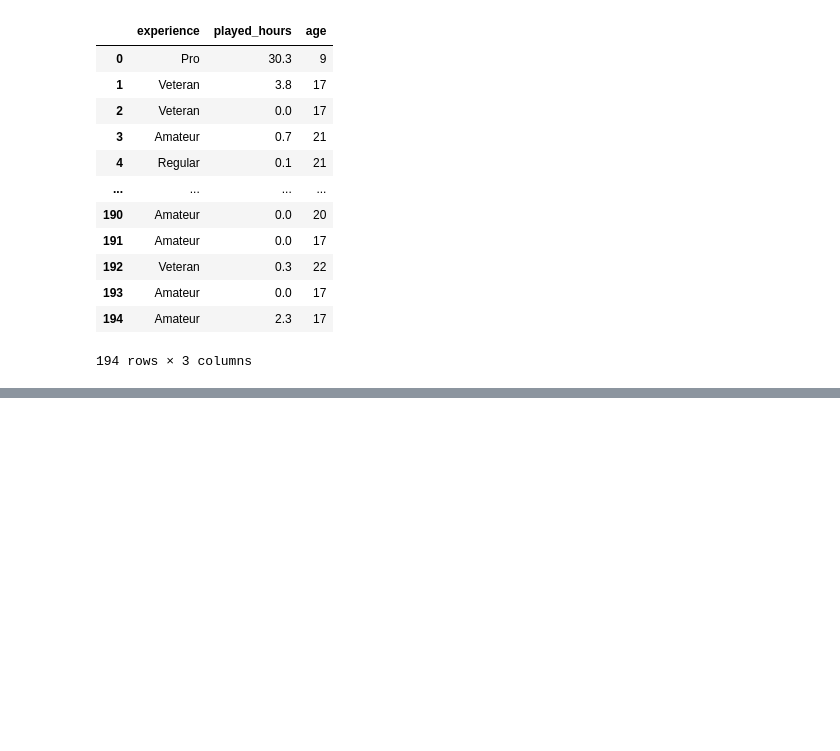
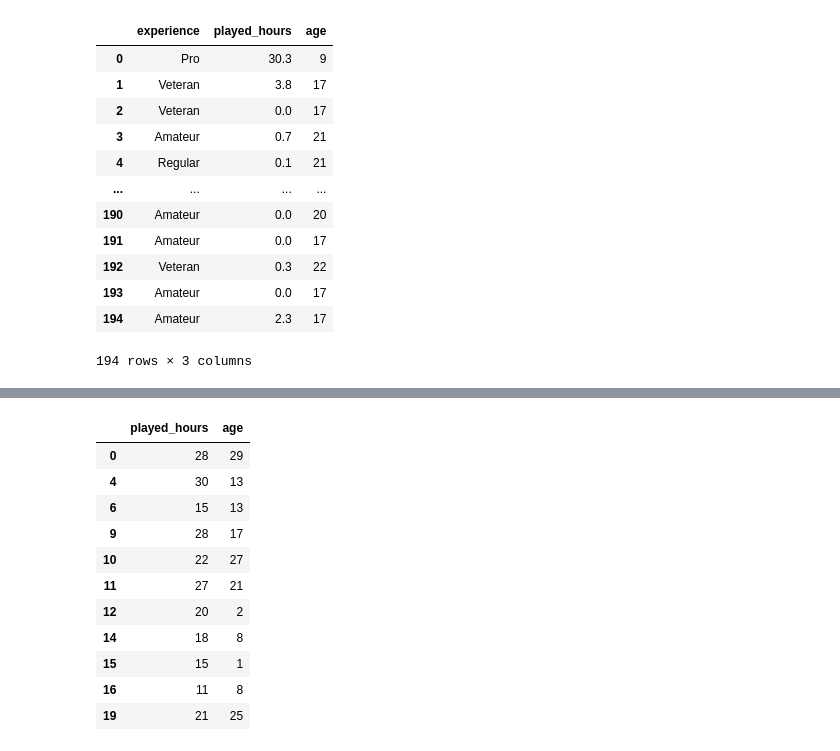
Before and after one commit to agallagh/DSCI-Project-Pt.-2, a Jupyter notebook: chelsea.ipynb, the cells around one changed output, grey strips where cells are left out. Cells and saved outputs as stored; diff of their text form; code cells hidden in the pictures; blank space fills up the shorter version.

Commit message:
data analysis "complete"

```diff
--- a/chelsea.ipynb
+++ b/chelsea.ipynb
@@ -165,0 +179,30 @@ player_test_predictions
+# %%
+np.random.seed(5000)
+
+num_rows=20
+var1 = np.random.randint(1,31, num_rows)
+var2 = np.random.randint(1,31, num_rows)
+
+df=pd.DataFrame({
+    "played_hours":var1,
+    "age":var2
+})
+
+df2 = pd.DataFrame(df)
+
+#filtered for higher played hours (above 5hrs)
+filtered_points = df2[df2['played_hours'] > 5]
+filtered_points
+# %% [output]
+|  | played_hours | age |
+| 0 | 28 | 29 |
+| 4 | 30 | 13 |
+| 6 | 15 | 13 |
+| 9 | 28 | 17 |
+| 10 | 22 | 27 |
+| 11 | 27 | 21 |
+| 12 | 20 | 2 |
+| 14 | 18 | 8 |
+| 15 | 15 | 1 |
+| 16 | 11 | 8 |
+| 19 | 21 | 25 |
```
Also changed, not shown: parts of 8 cells of this notebook.
